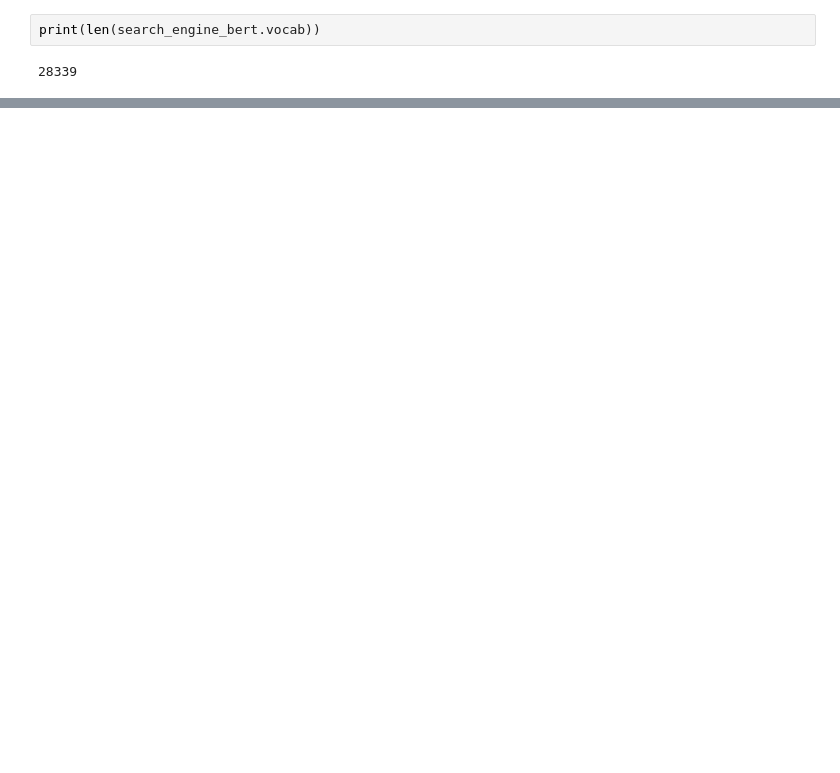
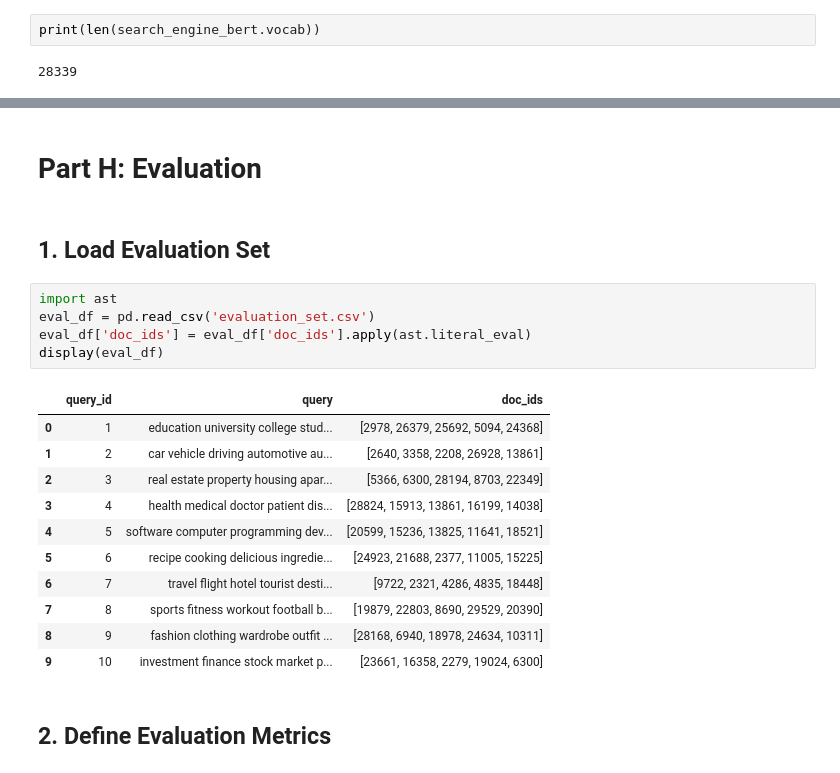
Before and after one commit to vietquang8071/nlp-app, a Jupyter notebook: lab1/experiments.ipynb, the cells around one changed output, grey strips where cells are left out. Saved outputs shown, nothing was run; the diff lists cells and outputs as text; blank space fills up the shorter version.

Commit message:
Part H: Evaluation

```diff
--- a/lab1/experiments.ipynb
+++ b/lab1/experiments.ipynb
@@ -452,0 +453,23 @@ Results for: ""transformer language model""
+# %% [markdown]
+# Part H: Evaluation
+# %% [markdown]
+## 1. Load Evaluation Set
+# %%
+import ast
+eval_df = pd.read_csv('evaluation_set.csv')
+eval_df['doc_ids'] = eval_df['doc_ids'].apply(ast.literal_eval)
+display(eval_df)
+# %% [output]
+|  | query_id | query | doc_ids |
+| 0 | 1 | education university college stud... | [2978, 26379, 25692, 5094, 24368] |
+| 1 | 2 | car vehicle driving automotive au... | [2640, 3358, 2208, 26928, 13861] |
+| 2 | 3 | real estate property housing apar... | [5366, 6300, 28194, 8703, 22349] |
+| 3 | 4 | health medical doctor patient dis... | [28824, 15913, 13861, 16199, 14038] |
+| 4 | 5 | software computer programming dev... | [20599, 15236, 13825, 11641, 18521] |
+| 5 | 6 | recipe cooking delicious ingredie... | [24923, 21688, 2377, 11005, 15225] |
+| 6 | 7 | travel flight hotel tourist desti... | [9722, 2321, 4286, 4835, 18448] |
+| 7 | 8 | sports fitness workout football b... | [19879, 22803, 8690, 29529, 20390] |
+| 8 | 9 | fashion clothing wardrobe outfit ... | [28168, 6940, 18978, 24634, 10311] |
+| 9 | 10 | investment finance stock market p... | [23661, 16358, 2279, 19024, 6300] |
+# %% [markdown]
+## 2. Define Evaluation Metrics
```
Also changed, not shown: parts of 13 cells of this notebook, 4 other files.
